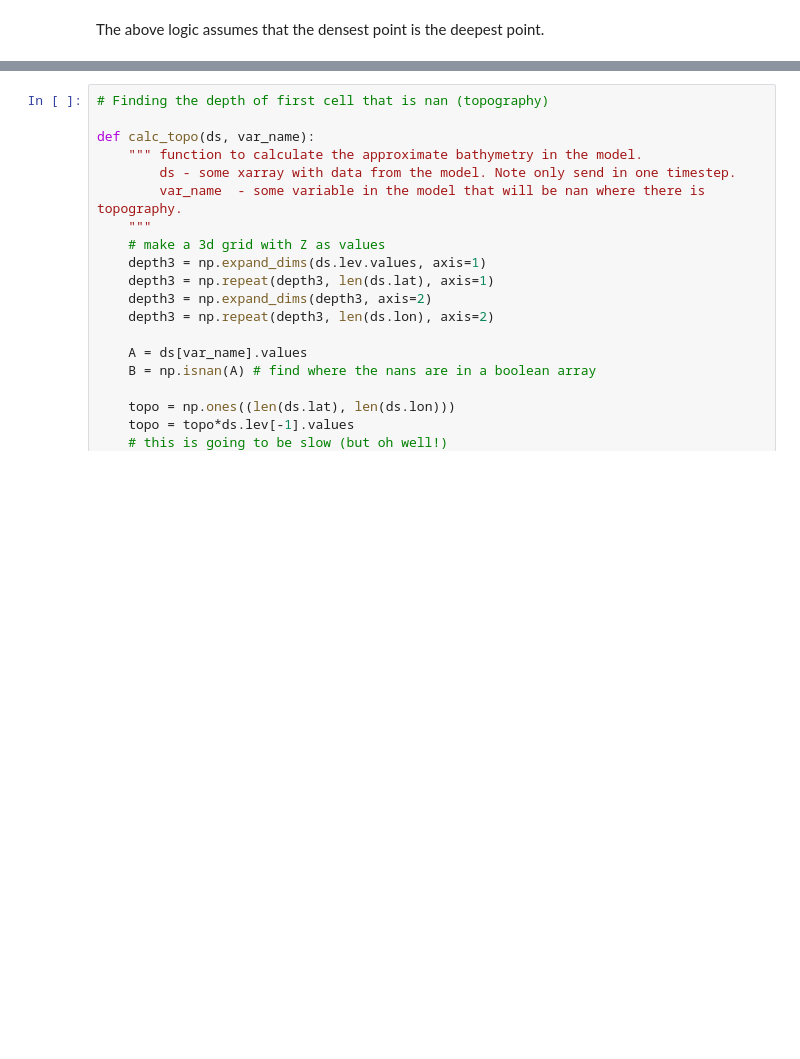
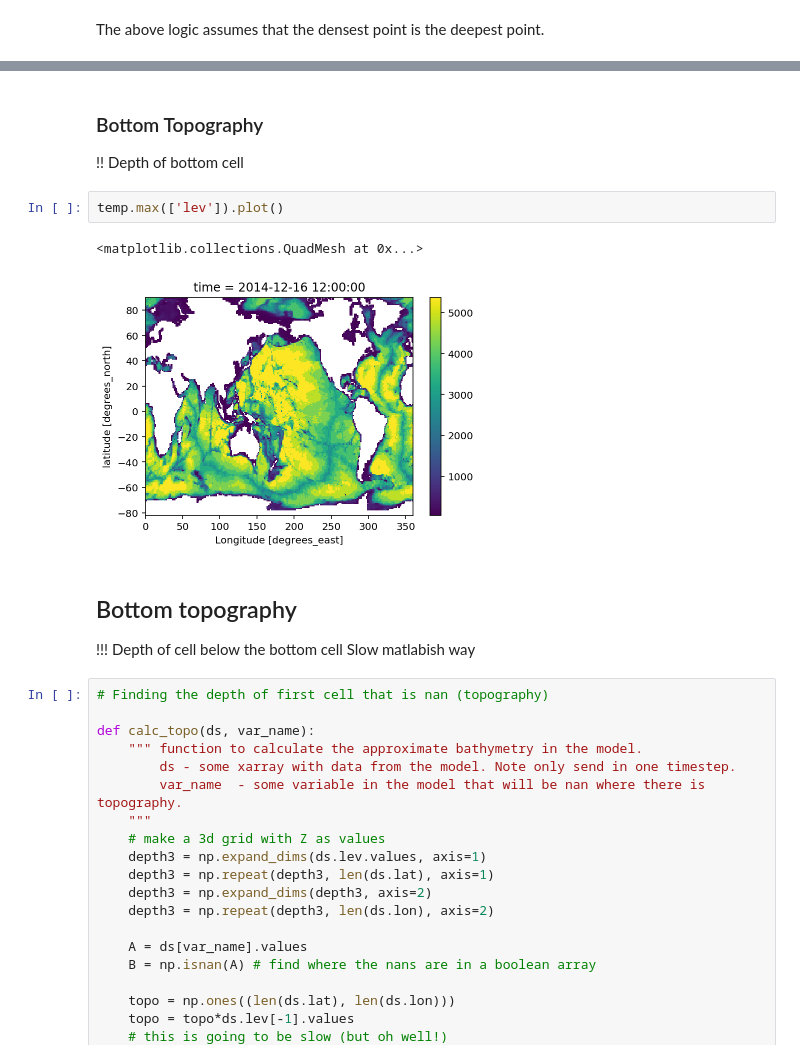
Before and after one commit to s-ragen/cmip6hack-so-project, a Jupyter notebook: notebooks/dhruv_notes.ipynb, the cells around one changed output, grey strips where cells are left out. Cells and saved outputs as stored; diff of their text form; blank space fills up the shorter version.

```diff
--- a/notebooks/dhruv_notes.ipynb
+++ b/notebooks/dhruv_notes.ipynb
@@ -98,3 +141,17 @@ Coordinates:
+# %% [markdown]
+### Bottom Topography
+
+!! Depth of bottom cell
+# %%
+temp.max(['lev']).plot()
+# %% [output]
+<matplotlib.collections.QuadMesh at 0x...>
+[figure, added]
+# %% [markdown]
+## Bottom topography
+
+!!! Depth of cell below the bottom cell
+Slow matlabish way
 # %%
 # Finding the depth of first cell that is nan (topography)
 
```
Also changed, not shown: parts of 9 cells of this notebook, 1 other file.
